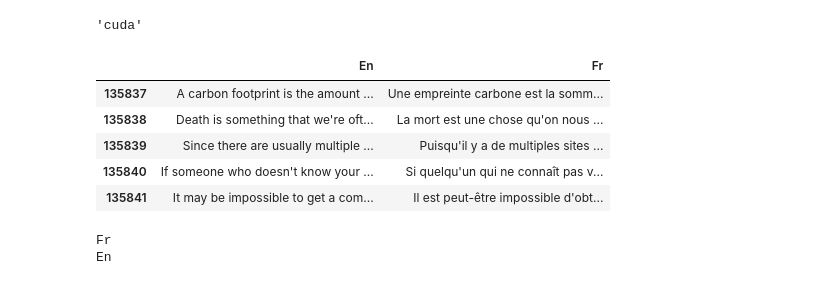
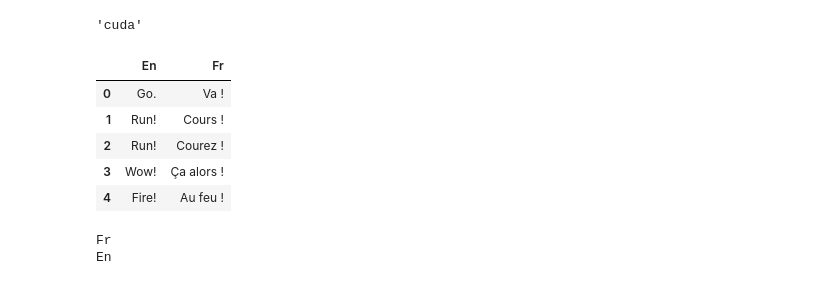
Before and after one commit to arjuns238/MachineTranslation, a Jupyter notebook: MachineTranslation.ipynb, the cells around one changed output. Saved outputs shown, nothing was run; the diff lists cells and outputs as text; code cells hidden in the pictures.

Commit message:
Kaggle Notebook | FrenchToEnglish | Version 1

```diff
--- a/MachineTranslation.ipynb
+++ b/MachineTranslation.ipynb
@@ -64,16 +63,16 @@ device
 # %% [output]
 'cuda'
 # %%
-data = pd.read_csv("/content/eng-fra.txt", sep="\t", header=None)
+data = pd.read_csv("/kaggle/input/englishtofrench/eng-fra.txt", sep="\t", header=None)
 data = data.set_axis(['En','Fr'], axis = 1) # Rename indices
-data.tail()
+data.head()
 # %% [output]
 |  | En | Fr |
-| 135837 | A carbon footprint is the amount ... | Une empreinte carbone est la somm... |
-| 135838 | Death is something that we're oft... | La mort est une chose qu'on nous ... |
-| 135839 | Since there are usually multiple ... | Puisqu'il y a de multiples sites ... |
-| 135840 | If someone who doesn't know your ... | Si quelqu'un qui ne connaît pas v... |
-| 135841 | It may be impossible to get a com... | Il est peut-être impossible d'obt... |
+| 0 | Go. | Va ! |
+| 1 | Run! | Cours ! |
+| 2 | Run! | Courez ! |
+| 3 | Wow! | Ça alors ! |
+| 4 | Fire! | Au feu ! |
 # %%
 token_transform[SRC_LANGUAGE] = get_tokenizer('spacy', language='fr_core_news_sm')
 token_transform[TGT_LANGUAGE] = get_tokenizer('spacy', language='en_core_web_sm')
```
Also changed, not shown: parts of 18 cells of this notebook.
